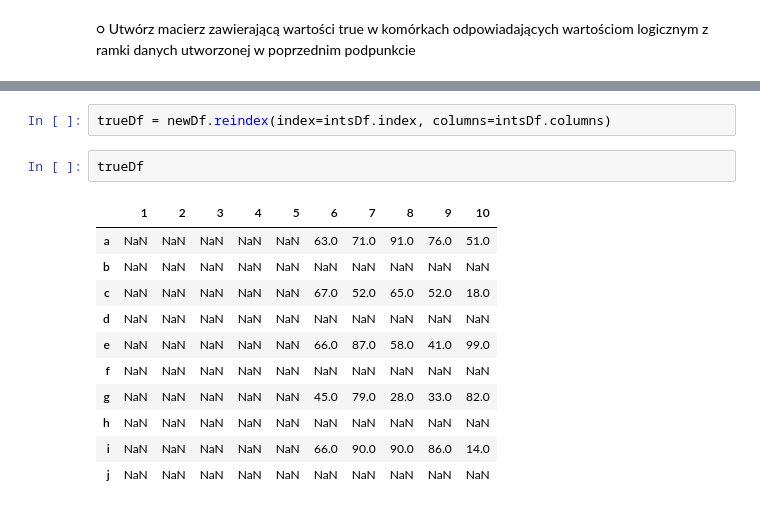
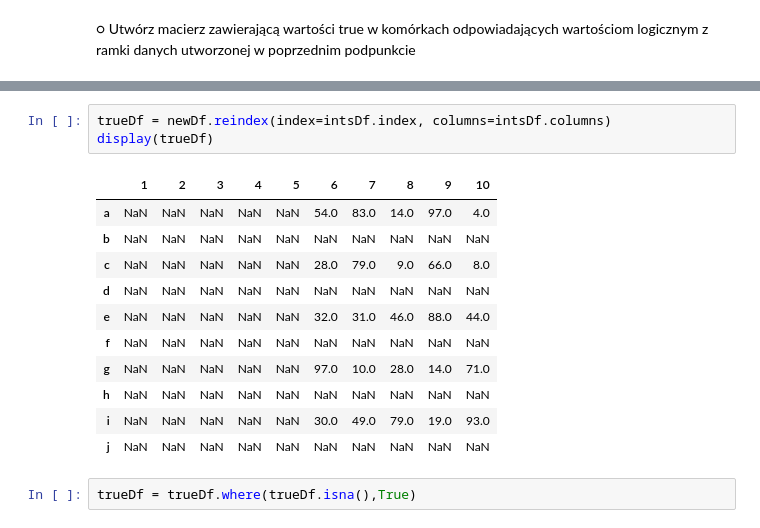
Before and after one commit to bfokss/cdv-ml, a Jupyter notebook: 06_lab/06_lab_zadania.ipynb, the cells around one changed output, grey strips where cells are left out. Drawn from its saved outputs; the diff is of its cells as text.

```diff
--- a/06_lab/06_lab_zadania.ipynb
+++ b/06_lab/06_lab_zadania.ipynb
@@ -421,16 +419,17 @@ intsDf
 # %%
 trueDf = newDf.reindex(index=intsDf.index, columns=intsDf.columns)
+display(trueDf)
+# %% [output]
+|  | 1 | 2 | 3 | 4 | 5 | 6 | 7 | 8 | 9 | 10 |
+| a | NaN | NaN | NaN | NaN | NaN | 54.0 | 83.0 | 14.0 | 97.0 | 4.0 |
+| b | NaN | NaN | NaN | NaN | NaN | NaN | NaN | NaN | NaN | NaN |
+| c | NaN | NaN | NaN | NaN | NaN | 28.0 | 79.0 | 9.0 | 66.0 | 8.0 |
+| d | NaN | NaN | NaN | NaN | NaN | NaN | NaN | NaN | NaN | NaN |
+| e | NaN | NaN | NaN | NaN | NaN | 32.0 | 31.0 | 46.0 | 88.0 | 44.0 |
+| f | NaN | NaN | NaN | NaN | NaN | NaN | NaN | NaN | NaN | NaN |
+| g | NaN | NaN | NaN | NaN | NaN | 97.0 | 10.0 | 28.0 | 14.0 | 71.0 |
+| h | NaN | NaN | NaN | NaN | NaN | NaN | NaN | NaN | NaN | NaN |
+| i | NaN | NaN | NaN | NaN | NaN | 30.0 | 49.0 | 79.0 | 19.0 | 93.0 |
+| j | NaN | NaN | NaN | NaN | NaN | NaN | NaN | NaN | NaN | NaN |
-# %%
-trueDf
-# %% [output]
-|  | 1 | 2 | 3 | 4 | 5 | 6 | 7 | 8 | 9 | 10 |
-| a | NaN | NaN | NaN | NaN | NaN | 63.0 | 71.0 | 91.0 | 76.0 | 51.0 |
-| b | NaN | NaN | NaN | NaN | NaN | NaN | NaN | NaN | NaN | NaN |
-| c | NaN | NaN | NaN | NaN | NaN | 67.0 | 52.0 | 65.0 | 52.0 | 18.0 |
-| d | NaN | NaN | NaN | NaN | NaN | NaN | NaN | NaN | NaN | NaN |
-| e | NaN | NaN | NaN | NaN | NaN | 66.0 | 87.0 | 58.0 | 41.0 | 99.0 |
-| f | NaN | NaN | NaN | NaN | NaN | NaN | NaN | NaN | NaN | NaN |
-| g | NaN | NaN | NaN | NaN | NaN | 45.0 | 79.0 | 28.0 | 33.0 | 82.0 |
-| h | NaN | NaN | NaN | NaN | NaN | NaN | NaN | NaN | NaN | NaN |
-| i | NaN | NaN | NaN | NaN | NaN | 66.0 | 90.0 | 90.0 | 86.0 | 14.0 |
-| j | NaN | NaN | NaN | NaN | NaN | NaN | NaN | NaN | NaN | NaN |
+# %%
+trueDf = trueDf.where(trueDf.isna(),True)
```
Also changed, not shown: parts of 7 cells of this notebook.
